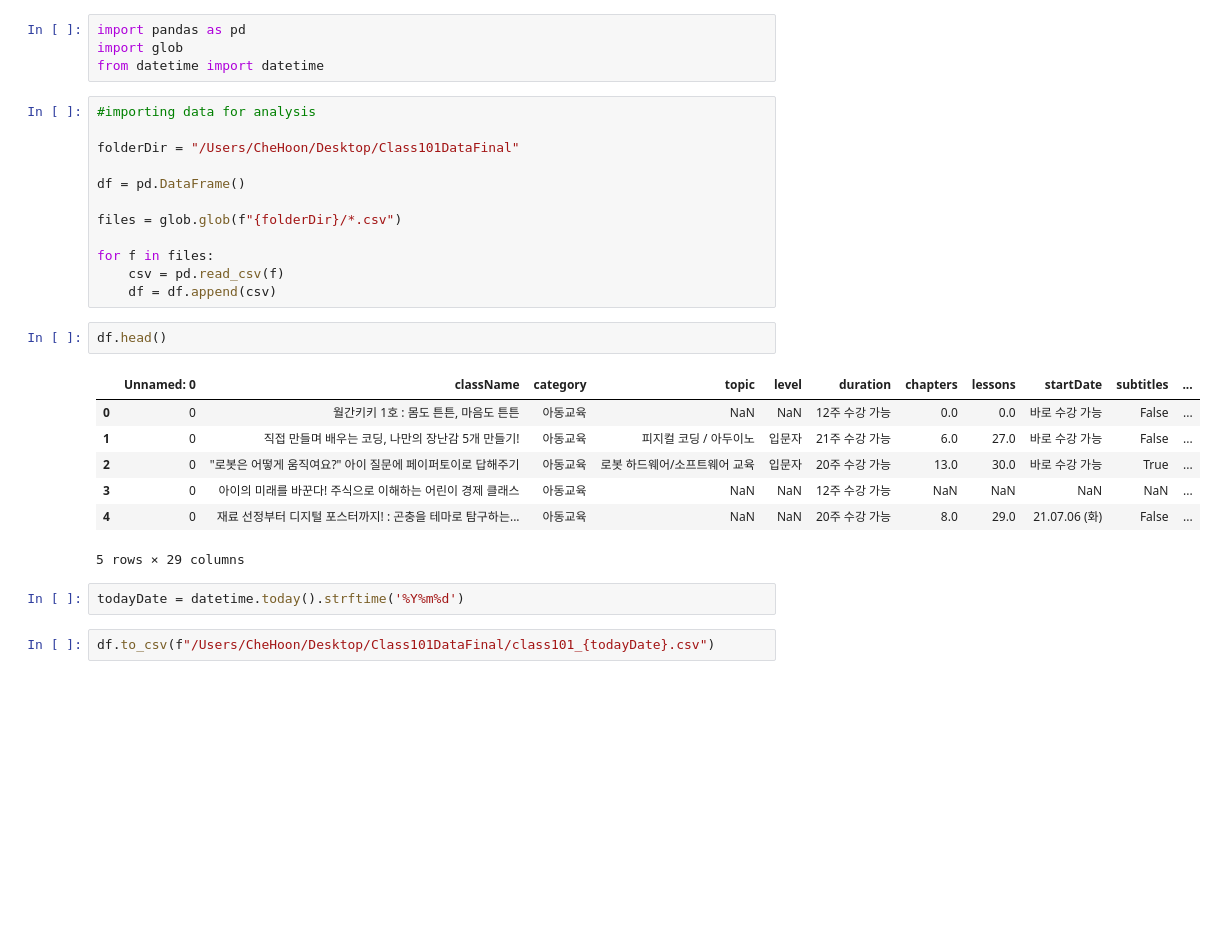
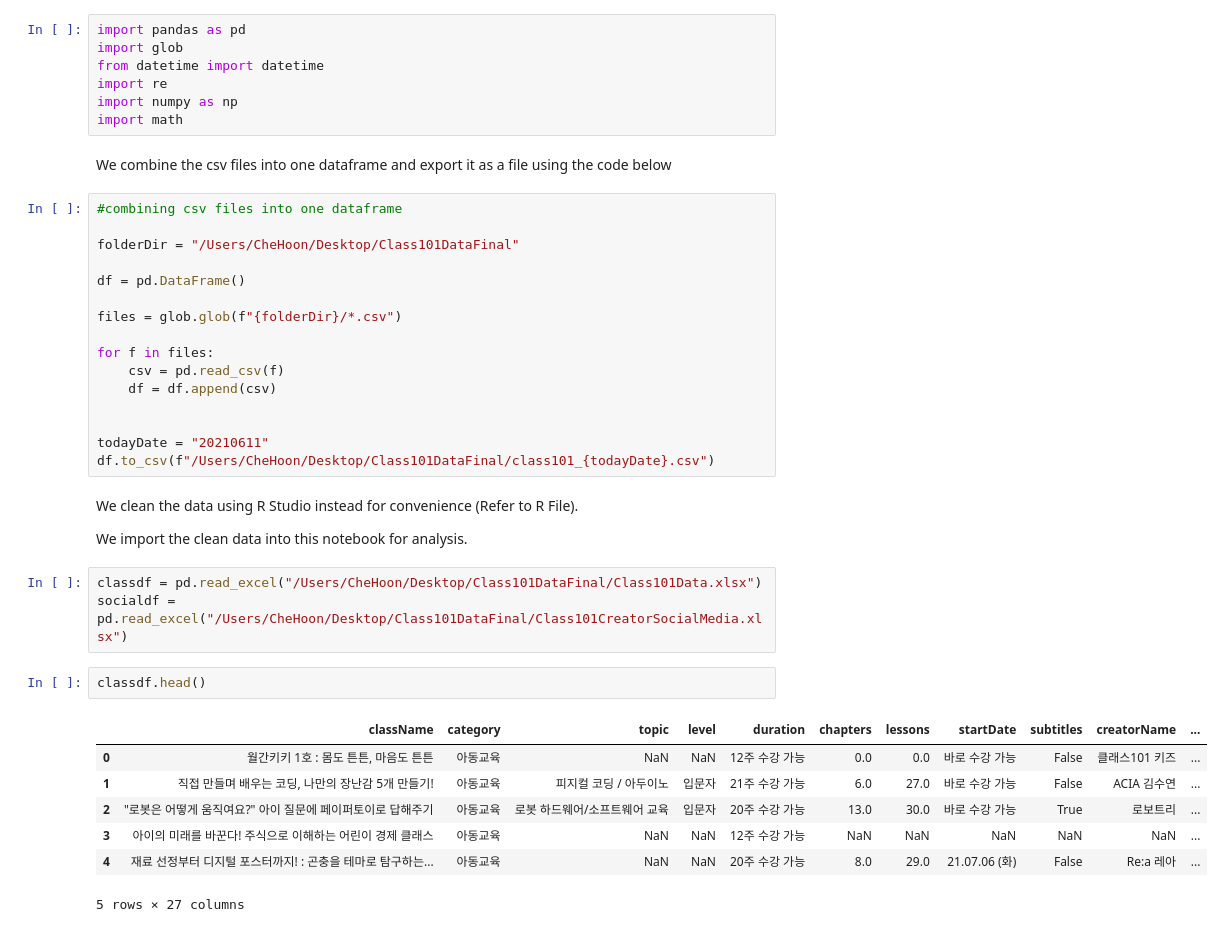
Before and after one commit to chejeong/class101-python-webscrape, a Jupyter notebook: analysis.ipynb, the cells around one changed output. Cells and saved outputs as stored; diff of their text form; blank space fills up the shorter version.

Commit message:
exploratory data analysis

```diff
--- a/analysis.ipynb
+++ b/analysis.ipynb
@@ -2,8 +2,13 @@
 import pandas as pd
 import glob
 from datetime import datetime
+import re
+import numpy as np
+import math
+# %% [markdown]
+We combine the csv files into one dataframe and export it as a file using the code below
 # %%
-#importing data for analysis
+#combining csv files into one dataframe
 
 folderDir = "/Users/CheHoon/Desktop/Class101DataFinal"
 
@@ -14,17 +19,24 @@ files = glob.glob(f"{folderDir}/*.csv")
 for f in files:
     csv = pd.read_csv(f)
     df = df.append(csv)
+
+
+todayDate = "20210611"
+df.to_csv(f"/Users/CheHoon/Desktop/Class101DataFinal/class101_{todayDate}.csv")
+# %% [markdown]
+We clean the data using R Studio instead for convenience (Refer to R File).
+
+We import the clean data into this notebook for analysis.
+# %%
+classdf = pd.read_excel("/Users/CheHoon/Desktop/Class101DataFinal/Class101Data.xlsx")
+socialdf = pd.read_excel("/Users/CheHoon/Desktop/Class101DataFinal/Class101CreatorSocialMedia.xlsx")
 # %%
-df.head()
+classdf.head()
 # %% [output]
-|  | Unnamed: 0 | className | category | topic | level | duration | chapters | lessons | startDate | subtitles | ... |
-| 0 | 0 | 월간키키 1호 : 몸도 튼튼, 마음도 튼튼 | 아동교육 | NaN | NaN | 12주 수강 가능 | 0.0 | 0.0 | 바로 수강 가능 | False | ... |
-| 1 | 0 | 직접 만들며 배우는 코딩, 나만의 장난감 5개 만들기! | 아동교육 | 피지컬 코딩 / 아두이노 | 입문자 | 21주 수강 가능 | 6.0 | 27.0 | 바로 수강 가능 | False | ... |
-| 2 | 0 | "로봇은 어떻게 움직여요?" 아이 질문에 페이퍼토이로 답해주기 | 아동교육 | 로봇 하드웨어/소프트웨어 교육 | 입문자 | 20주 수강 가능 | 13.0 | 30.0 | 바로 수강 가능 | True | ... |
-| 3 | 0 | 아이의 미래를 바꾼다! 주식으로 이해하는 어린이 경제 클래스 | 아동교육 | NaN | NaN | 12주 수강 가능 | NaN | NaN | NaN | NaN | ... |
-| 4 | 0 | 재료 선정부터 디지털 포스터까지! : 곤충을 테마로 탐구하는... | 아동교육 | NaN | NaN | 20주 수강 가능 | 8.0 | 29.0 | 21.07.06 (화) | False | ... |
+|  | className | category | topic | level | duration | chapters | lessons | startDate | subtitles | creatorName | ... |
+| 0 | 월간키키 1호 : 몸도 튼튼, 마음도 튼튼 | 아동교육 | NaN | NaN | 12주 수강 가능 | 0.0 | 0.0 | 바로 수강 가능 | False | 클래스101 키즈 | ... |
+| 1 | 직접 만들며 배우는 코딩, 나만의 장난감 5개 만들기! | 아동교육 | 피지컬 코딩 / 아두이노 | 입문자 | 21주 수강 가능 | 6.0 | 27.0 | 바로 수강 가능 | False | ACIA 김수연 | ... |
+| 2 | "로봇은 어떻게 움직여요?" 아이 질문에 페이퍼토이로 답해주기 | 아동교육 | 로봇 하드웨어/소프트웨어 교육 | 입문자 | 20주 수강 가능 | 13.0 | 30.0 | 바로 수강 가능 | True | 로보트리 | ... |
+| 3 | 아이의 미래를 바꾼다! 주식으로 이해하는 어린이 경제 클래스 | 아동교육 | NaN | NaN | 12주 수강 가능 | NaN | NaN | NaN | NaN | NaN | ... |
+| 4 | 재료 선정부터 디지털 포스터까지! : 곤충을 테마로 탐구하는... | 아동교육 | NaN | NaN | 20주 수강 가능 | 8.0 | 29.0 | 21.07.06 (화) | False | Re:a 레아 | ... |
-5 rows × 29 columns
+5 rows × 27 columns
-# %%
-todayDate = datetime.today().strftime('%Y%m%d')
-# %%
-df.to_csv(f"/Users/CheHoon/Desktop/Class101DataFinal/class101_{todayDate}.csv")
```
Also changed, not shown: parts of 13 cells of this notebook.
